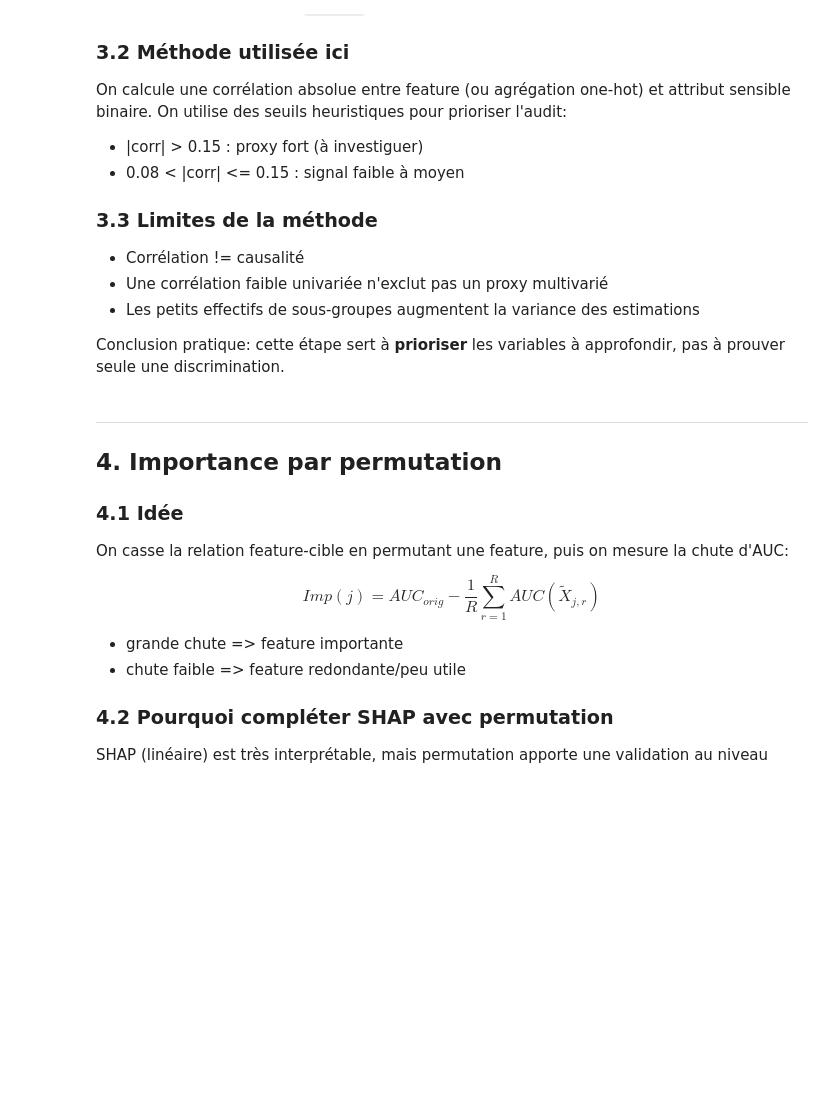
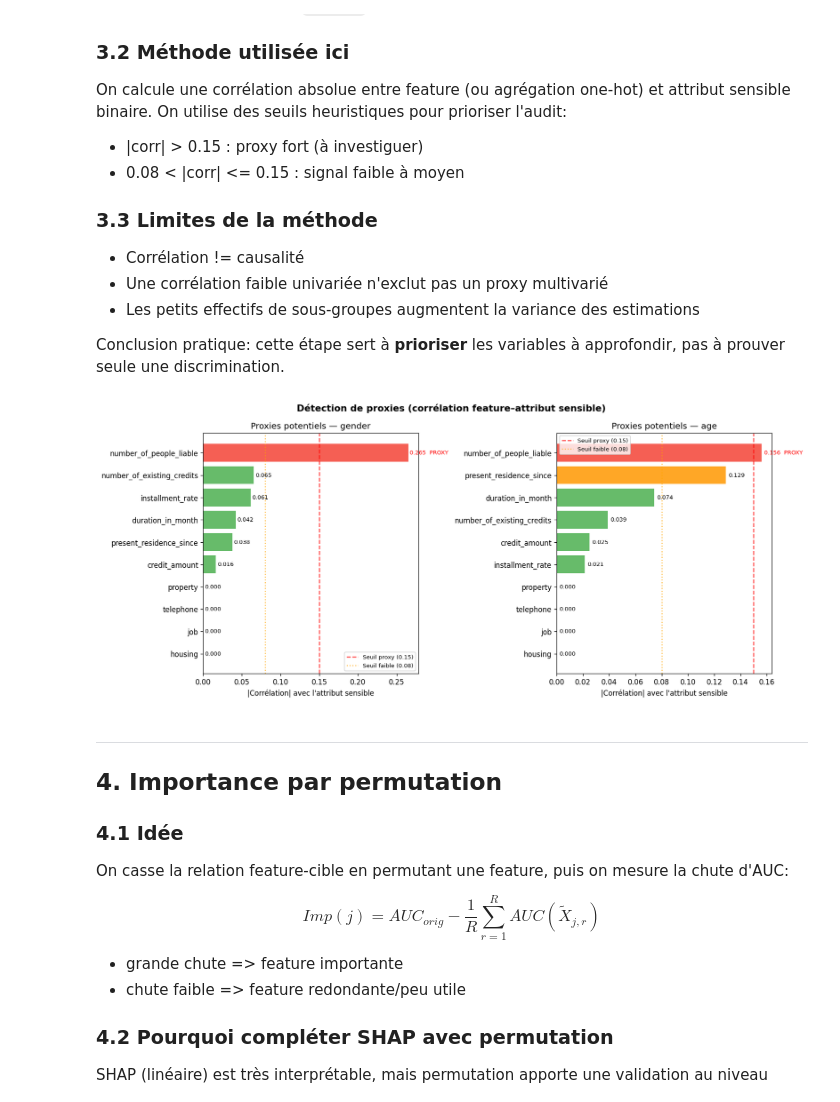
Before and after one commit to YiZeems/fairness-project-german-credit, a Jupyter notebook: nb_04_interpretability.ipynb, the cells around one changed output. Saved outputs shown, nothing was run; the diff lists cells and outputs as text; code cells hidden in the pictures; blank space fills up the shorter version.

```diff
--- a/nb_04_interpretability.ipynb
+++ b/nb_04_interpretability.ipynb
@@ -105,7 +105,7 @@ GENDER_MAP = {
     "femme, divorcée/mariée": "female", "femme, célibataire": "female",
 }
 raw["gender"]    = raw["personal_status_sex"].map(GENDER_MAP).fillna("unknown")
-raw["age_group"] = np.where(raw["age_in_years"] > 25, "older", "younger")
+raw["age_group"] = np.where(raw["age_in_years"] >= 25, "older", "younger")
 sensitive  = {"gender": raw["gender"].values, "age": raw["age_group"].values}
 PRIVILEGED = {"gender": "male", "age": "older"}
 features = raw.drop(columns=[
@@ -432,35 +471,44 @@ for ax, attr in zip(axes, ["gender", "age"]):
 
     # Corrélation par feature originale
     proxy_scores = {}
     for feat in list(NUMERIC) + list(CATEG):
         if feat in NUMERIC:
             idx = prep.feature_names.index(feat)
             vals = X_te[:, idx]
         else:
             indices = [prep.feature_names.index(c) for c in prep.dummy_cols[feat]
                        if c in prep.feature_names]
             vals = X_te[:, indices].sum(axis=1)
-        corr = np.corrcoef(vals, s_num)[0, 1]
-        proxy_scores[feat] = abs(corr)
+        vals = np.asarray(vals, dtype=float)
+        # Corrélation robuste: éviter NaN quand une feature est quasi-constante
+        if np.nanstd(vals) < 1e-12 or np.nanstd(s_num) < 1e-12:
+            corr = 0.0
+        else:
+            corr = np.corrcoef(vals, s_num)[0, 1]
+            if np.isnan(corr):
+                corr = 0.0
+        proxy_scores[feat] = abs(float(corr))
 
     proxy_df = pd.Series(proxy_scores).sort_values(ascending=False).head(10)
     colors_proxy = ["#f44336" if v > 0.15 else "#FF9800" if v > 0.08 else "#4CAF50"
                     for v in proxy_df.values]
     ax.barh(proxy_df.index[::-1], proxy_df.values[::-1], color=colors_proxy[::-1], alpha=0.85)
     ax.axvline(0.15, color="red", linestyle="--", alpha=0.7, label="Seuil proxy (0.15)")
     ax.axvline(0.08, color="orange", linestyle=":", alpha=0.7, label="Seuil faible (0.08)")
     ax.set_xlabel("|Corrélation| avec l'attribut sensible")
     ax.set_title(f"Proxies potentiels — {attr}")
     ax.legend(fontsize=8)
     for i, v in enumerate(proxy_df.values[::-1]):
         ax.text(v + 0.002, i, f"{v:.3f}{'  PROXY' if v > 0.15 else ''}",
                 va="center", fontsize=8,
                 color="red" if v > 0.15 else "black")
 
 plt.suptitle("Détection de proxies (corrélation feature–attribut sensible)",
              fontsize=13, fontweight="bold")
 plt.tight_layout()
 plt.show()
+# %% [output]
+[figure, added]
 # %% [markdown]
 ---
 ## 4. Importance par permutation
```
Also changed, not shown: parts of 7 cells of this notebook, 5 other files.
